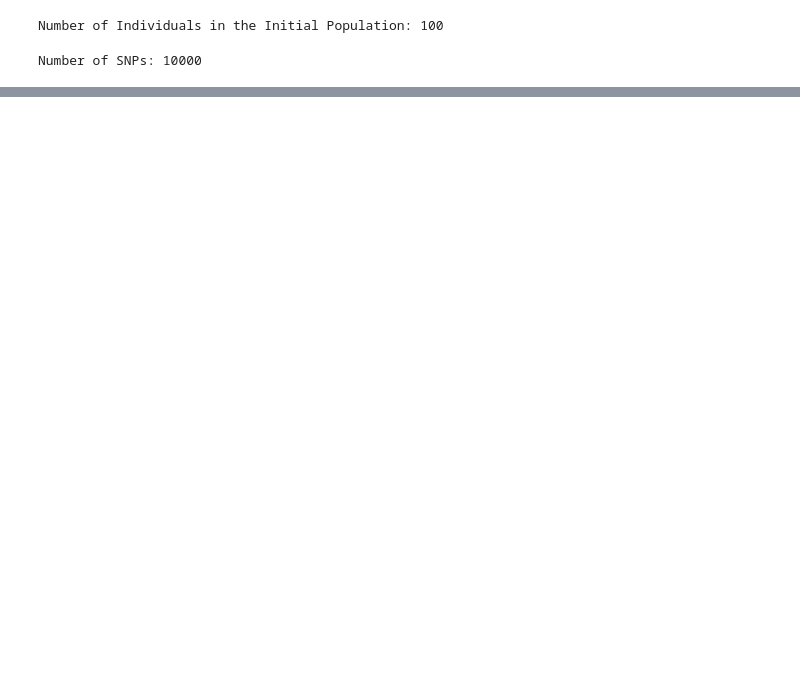
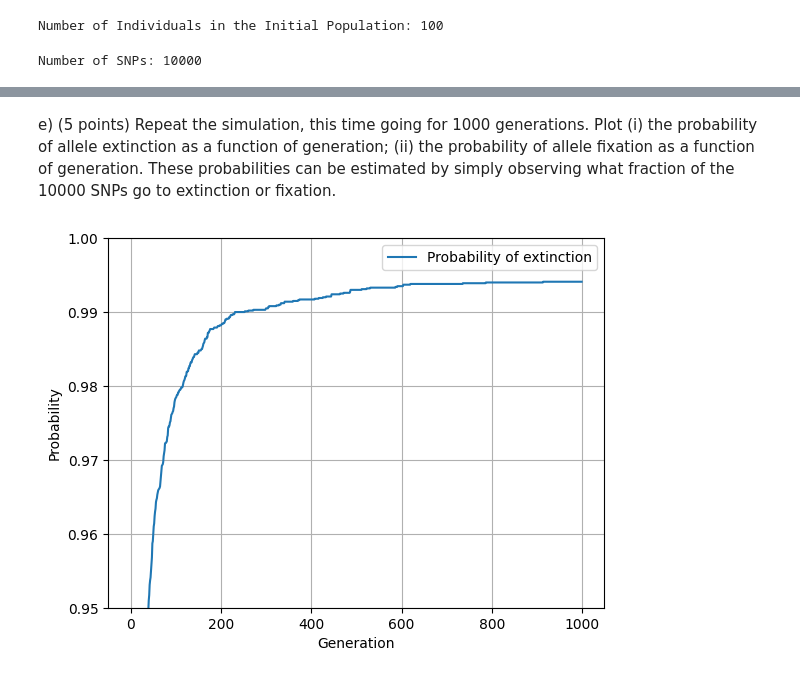
Before and after one commit to YazdanZ/Computational-Biology-Methods-and-Research, a Jupyter notebook: Homework 2/q1.ipynb, the cells around one changed output, grey strips where cells are left out. Drawn from its saved outputs; the diff is of its cells as text; code cells hidden in the pictures; blank space fills up the shorter version.

```diff
--- a/Homework 2/q1.ipynb
+++ b/Homework 2/q1.ipynb
@@ -165,0 +179,43 @@ len(vcf)
+# %% [markdown]
+e) (5 points) Repeat the simulation, this time going for 1000 generations. Plot (i) the
+probability of allele extinction as a function of generation; (ii) the probability of allele
+fixation as a function of generation. These probabilities can be estimated by simply
+observing what fraction of the 10000 SNPs go to extinction or fixation.
+# %%
+probability_fixation_generations = []
+probability_extinction_generations = []
+
+# TODO: Does extinction mean heterozygous too? Or Homozygous for alt allele? Ask
+initial_population = vcf
+for _ in range(1000):
+    latest_generation = simulate(population=initial_population)
+    initial_population = latest_generation
+
+    is_fixated = []
+    is_extinct = []
+    for n in range(N_SNPs):
+        snp = [row[n] for row in latest_generation]
+
+        maternal_count = snp_count(snp, 0)
+        paternal_count = snp_count(snp, 1)
+
+        alt_count = maternal_count + paternal_count
+        is_fixated.append(alt_count == (2 * N))
+        is_extinct.append(alt_count == 0)
+
+    assert len(is_fixated) == N_SNPs
+    assert len(is_extinct) == N_SNPs
+
+    probability_fixation_generations.append(sum(is_fixated)/N_SNPs)
+    probability_extinction_generations.append(sum(is_extinct)/N_SNPs)
+# %%
+plt.figure()
+plt.plot(list(range((len(probability_extinction_generations)))), probability_extinction_generations, label="Probability of extinction")
+plt.legend()
+plt.grid()
+plt.ylim(0.95, 1)
+plt.xlabel("Generation")
+plt.ylabel("Probability")
+plt.show()
+# %% [output]
+[figure, added]
```
Also changed, not shown: parts of 33 cells of this notebook, 3 other files.
